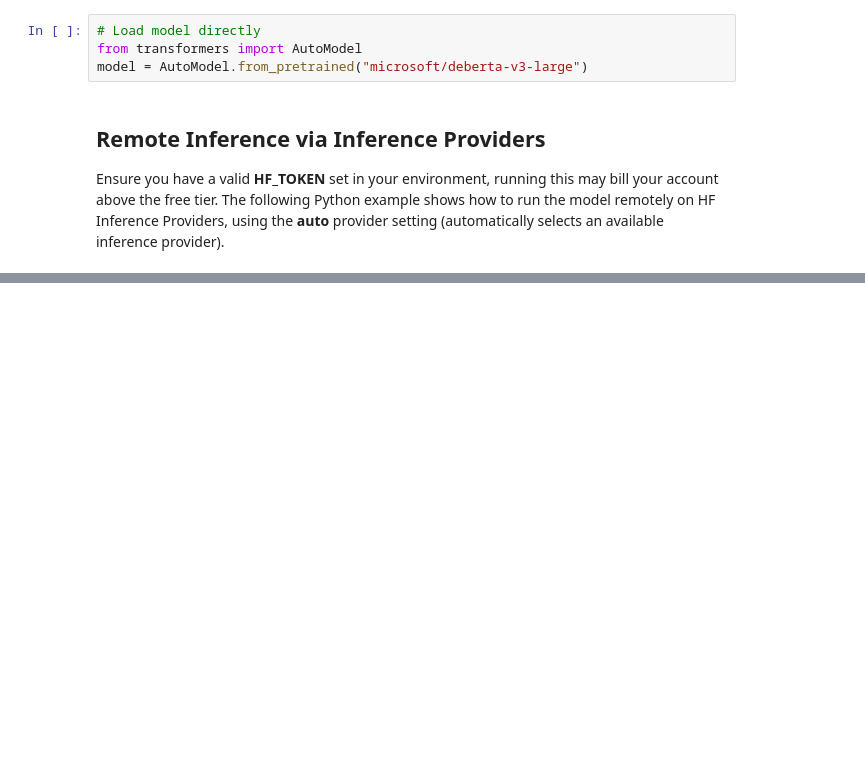
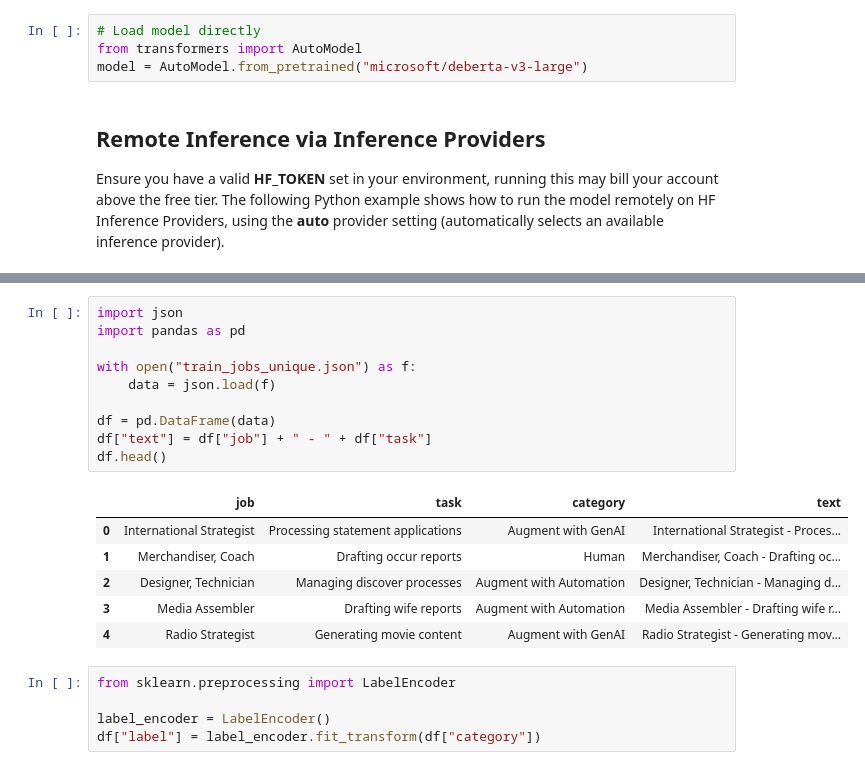
Before and after one commit to MiraSharma8511/POC-Model-Training, a Jupyter notebook: deberta_v3_large.ipynb, the cells around one changed output, grey strips where cells are left out. Saved outputs shown, nothing was run; the diff lists cells and outputs as text; blank space fills up the shorter version.

```diff
--- a/deberta_v3_large.ipynb
+++ b/deberta_v3_large.ipynb
@@ -36,0 +97,22 @@ result = client.fill_mask(
+# %%
+import json
+import pandas as pd
+
+with open("train_jobs_unique.json") as f:
+    data = json.load(f)
+
+df = pd.DataFrame(data)
+df["text"] = df["job"] + " - " + df["task"]
+df.head()
+# %% [output]
+|  | job | task | category | text |
+| 0 | International Strategist | Processing statement applications | Augment with GenAI | International Strategist - Proces... |
+| 1 | Merchandiser, Coach | Drafting occur reports | Human | Merchandiser, Coach - Drafting oc... |
+| 2 | Designer, Technician | Managing discover processes | Augment with Automation | Designer, Technician - Managing d... |
+| 3 | Media Assembler | Drafting wife reports | Augment with Automation | Media Assembler - Drafting wife r... |
+| 4 | Radio Strategist | Generating movie content | Augment with GenAI | Radio Strategist - Generating mov... |
+# %%
+from sklearn.preprocessing import LabelEncoder
+
+label_encoder = LabelEncoder()
+df["label"] = label_encoder.fit_transform(df["category"])
```
Also changed, not shown: parts of 8 cells of this notebook.
